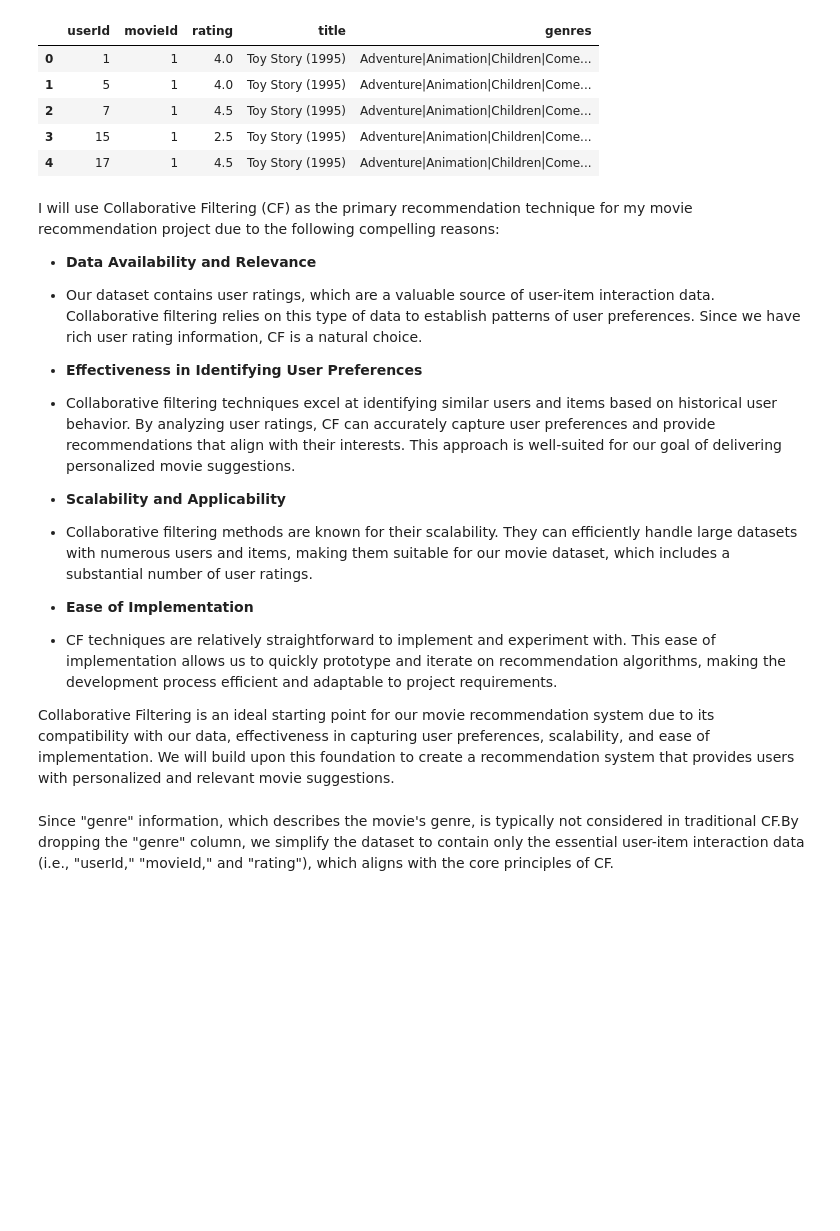
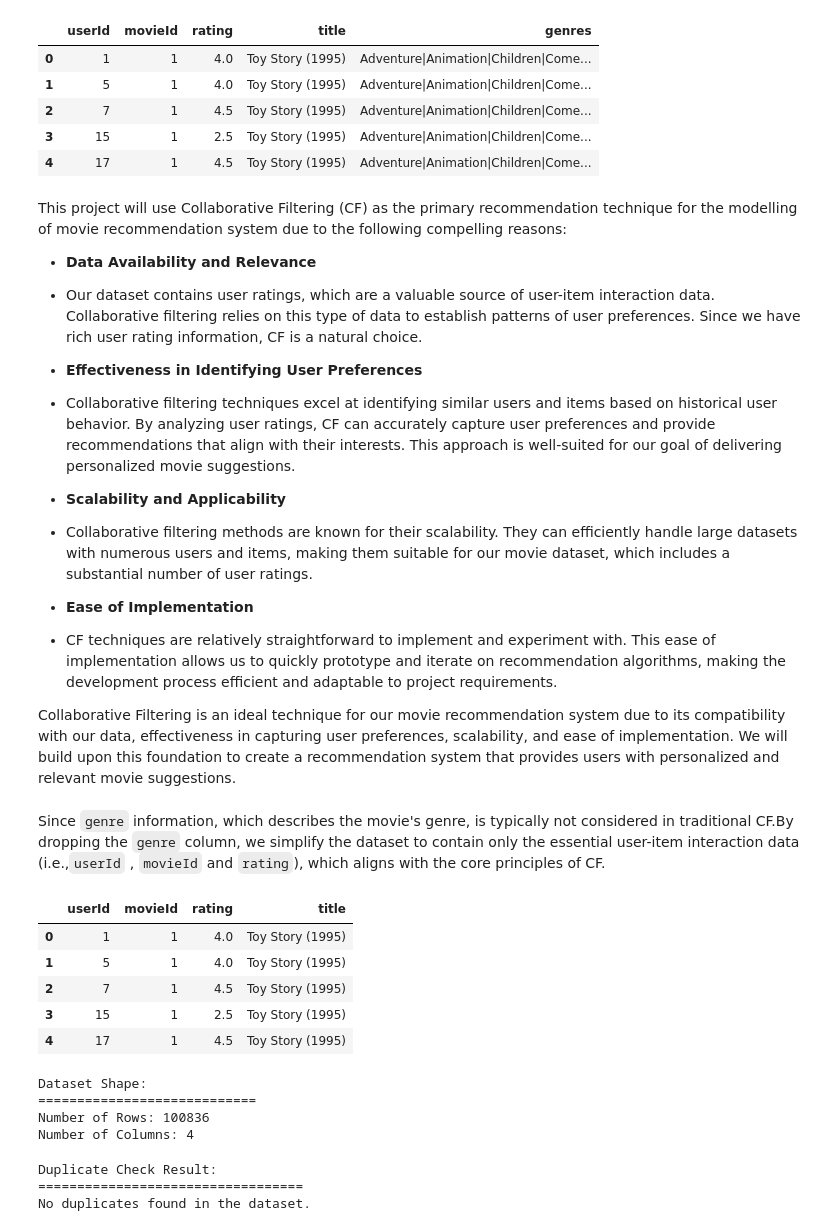
Before and after one commit to Dudimath/ScreenGenius-Smart-Movie-Suggestions, a Jupyter notebook: movie.ipynb, the cells around one changed output. Cells and saved outputs as stored; diff of their text form; code cells hidden in the pictures; blank space fills up the shorter version.

Commit message:
Baseline model

```diff
--- a/movie.ipynb
+++ b/movie.ipynb
@@ -294,7 +294,7 @@ merged_df.head()
 | 3 | 15 | 1 | 2.5 | Toy Story (1995) | Adventure|Animation|Children|Come... |
 | 4 | 17 | 1 | 4.5 | Toy Story (1995) | Adventure|Animation|Children|Come... |
 # %% [markdown]
-I will use Collaborative Filtering (CF) as the primary recommendation technique for my movie recommendation project due to the following compelling reasons:
+This project will use Collaborative Filtering (CF) as the primary recommendation technique for the modelling of movie recommendation system due to the following compelling reasons:
 
 - **Data Availability and Relevance**
 
@@ -312,6 +312,6 @@ I will use Collaborative Filtering (CF) as the primary recommendation technique
 
 - CF techniques are relatively straightforward to implement and experiment with. This ease of implementation allows us to quickly prototype and iterate on recommendation algorithms, making the development process efficient and adaptable to project requirements.
 
-Collaborative Filtering is an ideal starting point for our movie recommendation system due to its compatibility with our data, effectiveness in capturing user preferences, scalability, and ease of implementation. We will build upon this foundation to create a recommendation system that provides users with personalized and relevant movie suggestions.
+Collaborative Filtering is an ideal technique for our movie recommendation system due to its compatibility with our data, effectiveness in capturing user preferences, scalability, and ease of implementation. We will build upon this foundation to create a recommendation system that provides users with personalized and relevant movie suggestions.
 # %% [markdown]
-Since "genre" information, which describes the movie's genre, is typically not considered in traditional CF.By dropping the "genre" column, we simplify the dataset to contain only the essential user-item interaction data (i.e., "userId," "movieId," and "rating"), which aligns with the core principles of CF.
+Since `genre` information, which describes the movie's genre, is typically not considered in traditional CF.By dropping the `genre` column, we simplify the dataset to contain only the essential user-item interaction data (i.e.,`userId` , `movieId` and `rating`), which aligns with the core principles of CF.
@@ -319,0 +321,65 @@ data = merged_df.drop(columns=['genres'])
+# %%
+# Print the first five rows of the final dataset
+data.head()
+# %% [output]
+|  | userId | movieId | rating | title |
+| 0 | 1 | 1 | 4.0 | Toy Story (1995) |
+| 1 | 5 | 1 | 4.0 | Toy Story (1995) |
+| 2 | 7 | 1 | 4.5 | Toy Story (1995) |
+| 3 | 15 | 1 | 2.5 | Toy Story (1995) |
+| 4 | 17 | 1 | 4.5 | Toy Story (1995) |
+# %%
+# Display the shape of the final dataset (number of rows and columns)
+print("Dataset Shape:")
+print("============================")
+print("Number of Rows:", data.shape[0])
+print("Number of Columns:", data.shape[1])
+# %% [output]
+Dataset Shape:
+============================
+Number of Rows: 100836
+Number of Columns: 4
+# %%
+def check_for_duplicates(data):
+    """
+    Check for duplicates in a dataset and provide information about them.
+
+    Parameters:
+    - data: Pandas DataFrame or NumPy array
+
+    Returns:
+    - duplicate_info: Dictionary containing information about duplicates
+    """
+    import pandas as pd
+
+    if isinstance(data, pd.DataFrame):
+        duplicate_info = data[data.duplicated(keep=False)]
+    elif isinstance(data, pd.ndarray):
+        duplicate_info = pd.DataFrame(data).duplicated(keep=False)
+    else:
+        return "Unsupported data type. Please provide a Pandas DataFrame or a NumPy array."
+
+    num_duplicates = len(duplicate_info)
+    if num_duplicates == 0:
+        result = "No duplicates found in the dataset."
+    else:
+        result = f"{num_duplicates} duplicates found in the dataset."
+
+    duplicate_info.reset_index(drop=True, inplace=True)
+    return {"result": result, "duplicates": duplicate_info}
+
+# Call the function and pass the parameter data
+duplicate_result = check_for_duplicates(data)
+
+print("Duplicate Check Result:")
+print("==================================")
+print(duplicate_result["result"])
+
+if not duplicate_result["duplicates"].empty:
+    print("\nDuplicate Rows:")
+    print("======================================")
+    print(duplicate_result["duplicates"])
+# %% [output]
+Duplicate Check Result:
+==================================
+No duplicates found in the dataset.
```
Also changed, not shown: parts of 9 cells of this notebook.
